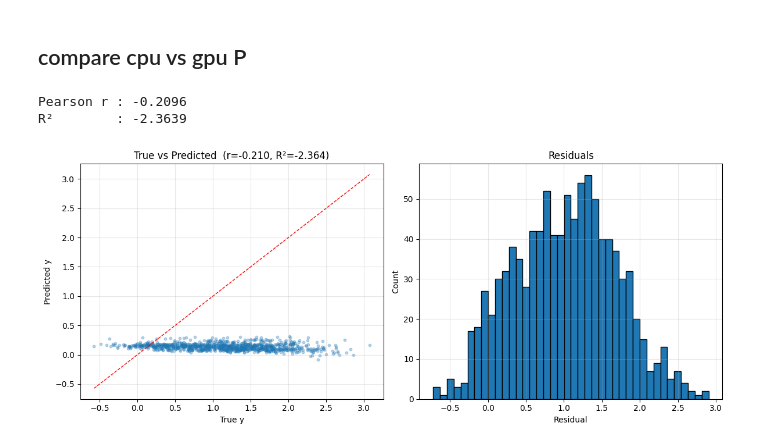
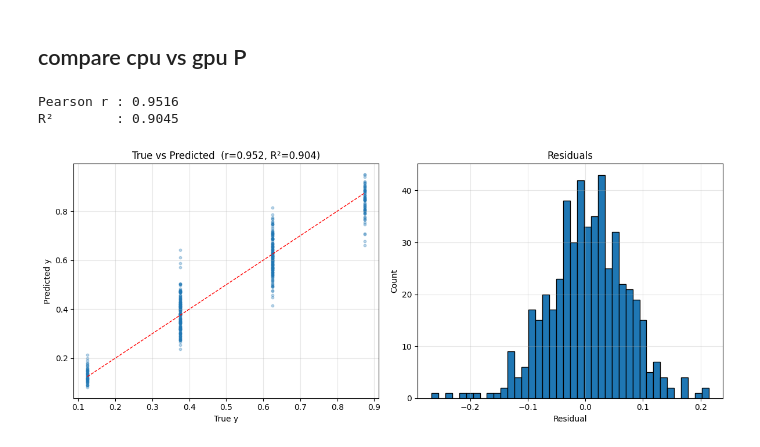
Before and after one commit to jboilard1994/PackBoost, a Jupyter notebook: toy.ipynb, the cells around one changed output. Drawn from its saved outputs; the diff is of its cells as text; code cells hidden in the pictures.

```diff
--- a/toy.ipynb
+++ b/toy.ipynb
@@ -4,12 +4,14 @@ device="cuda"
 import numpy as np
 import copy
 from packboost.core import PackBoost
+from sklearn.preprocessing import MinMaxScaler
+import pandas as pd
 import time
 
 np.random.seed(42)
 X = np.random.randint(0, 4, (100000, 20), dtype='i1')
-Xval = np.random.randint(0, 4, (200, 20), dtype='i1')
-X_test = np.random.randint(0, 4, (1000, 20), dtype='i1')
+Xval = np.random.randint(0, 4, (2000, 20), dtype='i1')
+X_test = np.random.randint(0, 4, (500, 20), dtype='i1')
 
 def make_y(X_):
     # Spread signal across many dimensions with small interaction terms
@@ -17,25 +19,45 @@ def make_y(X_):
         0.35 * X_[:, 0].astype('f4')
         + 0.28 * X_[:, 1].astype('f4')
         + 0.22 * X_[:, 2].astype('f4')
-        + 0.10 * np.random.randn(len(X_)).astype('f4')
+        + 0.010 * np.random.randn(len(X_)).astype('f4')
     )
 
 y    = make_y(X)
 yval = make_y(Xval)
 y_test_true = make_y(X_test)
 
+# Apply MinMaxScaler to scale y values to [0, 1]
+scaler = MinMaxScaler(feature_range=(0, 1))
+y_scaled = scaler.fit_transform(y.reshape(-1, 1)).ravel()
+yval_scaled = scaler.transform(yval.reshape(-1, 1)).ravel()
+y_test_true_scaled = scaler.transform(y_test_true.reshape(-1, 1)).ravel()
+
+# Bucketize into [0, 0.25, 0.5, 0.75, 1]
+bins = [0, 0.25, 0.5, 0.75, 1.0]
+labels = [0.125, 0.375, 0.625, 0.875]  # Midpoints of each bucket
+
+y = np.array(pd.cut(y_scaled, bins=bins, labels=labels, include_lowest=True), dtype=float).astype(np.float32)
+yval = np.array(pd.cut(yval_scaled, bins=bins, labels=labels, include_lowest=True), dtype=float).astype(np.float32)
+y_test_true = np.array(pd.cut(y_test_true_scaled, bins=bins, labels=labels, include_lowest=True), dtype=float).astype(np.float32)
+
+print(f"Preprocessed y - min: {y.min()}, max: {y.max()}")
+print(f"Unique y values: {np.unique(y)}")
+
 model = PackBoost(device=device)
 start = time.time()
 model.fit(
     X, y,
     Xv=Xval, Yv=yval,
-    rounds=20,
+    rounds=200,
     max_depth=8,
-    nfolds=2,
+    nfolds=4,
     lr=1.0,
     seed=42,
     nfeatsets=2,
-    encode_cut_device=device
+    encode_cut_device=device,
+    L2 = 10_000.0,
+    min_child_weight= 200.0,
+    min_split_gain= 0.0,
 )
 end = time.time()
 print(f"Training completed in {end - start:.2f} seconds")
@@ -130,34 +70,34 @@ array([ 0.1786438 ,  0.1456252 ,  0.14050345,  0.16210201,  0.15310317,
 # %%
 import matplotlib.pyplot as plt
 
-preds = model_cpu.predict(X_test)
+preds = model.predict(X_test)/ (1 << 30)
 corr = np.corrcoef(preds, y_test_true)[0, 1]
 ss_res = np.sum((y_test_true - preds) ** 2)
 ss_tot = np.sum((y_test_true - y_test_true.mean()) ** 2)
 r2 = 1.0 - ss_res / ss_tot
 
 print(f"Pearson r : {corr:.4f}")
 print(f"R²        : {r2:.4f}")
 
 fig, axes = plt.subplots(1, 2, figsize=(12, 5))
 
 axes[0].scatter(y_test_true, preds, alpha=0.3, s=10)
 lo, hi = y_test_true.min(), y_test_true.max()
 axes[0].plot([lo, hi], [lo, hi], 'r--', linewidth=1)
 axes[0].set_xlabel("True y")
 axes[0].set_ylabel("Predicted y")
 axes[0].set_title(f"True vs Predicted  (r={corr:.3f}, R²={r2:.3f})")
 axes[0].grid(True, alpha=0.3)
 
 axes[1].hist(y_test_true - preds, bins=40, edgecolor='black')
 axes[1].set_xlabel("Residual")
 axes[1].set_ylabel("Count")
 axes[1].set_title("Residuals")
 axes[1].grid(True, alpha=0.3)
 
 plt.tight_layout()
 plt.show()
 # %% [output]
-Pearson r : -0.2096
-R²        : -2.3639
+Pearson r : 0.9516
+R²        : 0.9045
-[figure, old version]
+[figure, new version]
```
Also changed, not shown: parts of 5 cells of this notebook.
